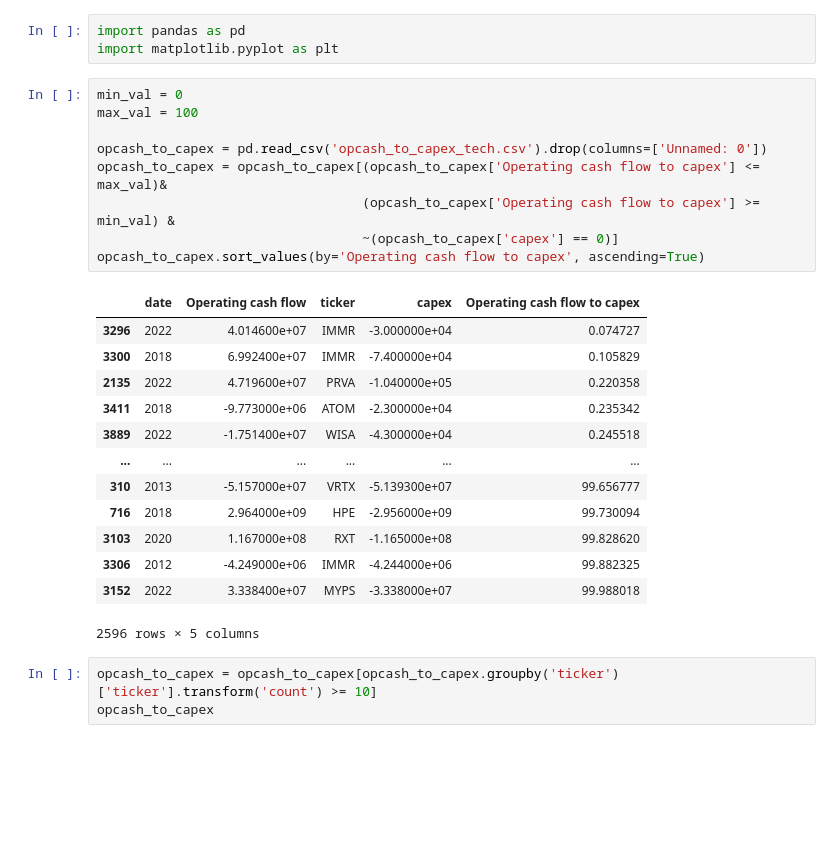
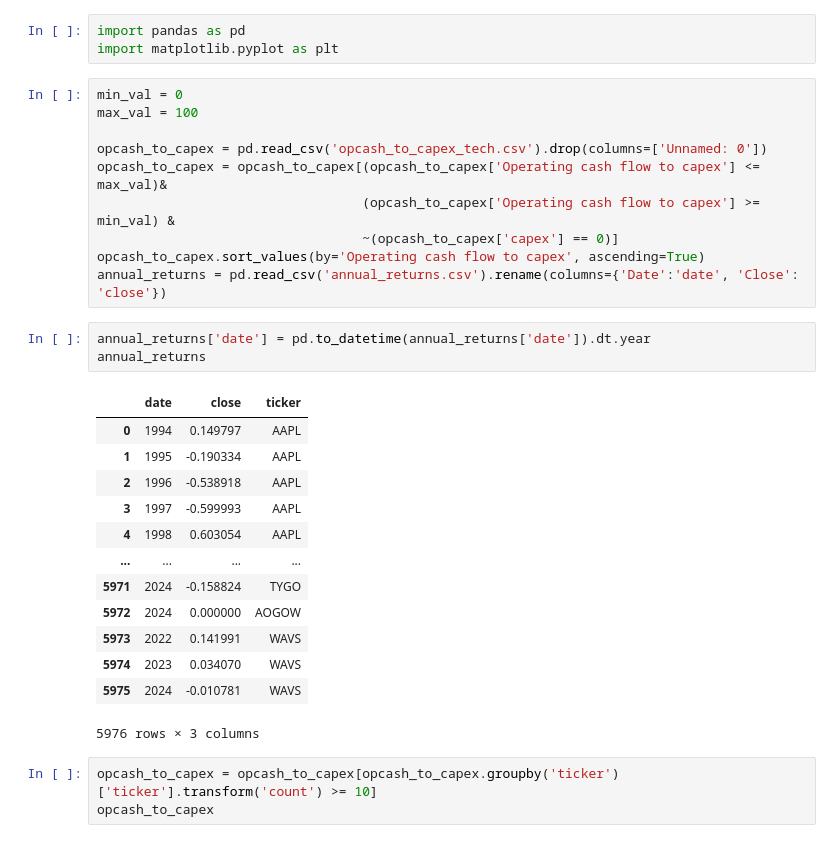
Before and after one commit to alisonands/Case-Study-A-data-driven-investment-analysis, a Jupyter notebook: data_gathering/analysis_opcash_to_capex.ipynb, the cells around one changed output. Cells and saved outputs as stored; diff of their text form; blank space fills up the shorter version.

```diff
--- a/data_gathering/analysis_opcash_to_capex.ipynb
+++ b/data_gathering/analysis_opcash_to_capex.ipynb
@@ -10,20 +10,24 @@ opcash_to_capex = opcash_to_capex[(opcash_to_capex['Operating cash flow to capex
                                   (opcash_to_capex['Operating cash flow to capex'] >= min_val) &
                                   ~(opcash_to_capex['capex'] == 0)]
 opcash_to_capex.sort_values(by='Operating cash flow to capex', ascending=True)
+annual_returns = pd.read_csv('annual_returns.csv').rename(columns={'Date':'date', 'Close': 'close'})
-# %% [output]
-|  | date | Operating cash flow | ticker | capex | Operating cash flow to capex |
-| 3296 | 2022 | 4.014600e+07 | IMMR | -3.000000e+04 | 0.074727 |
-| 3300 | 2018 | 6.992400e+07 | IMMR | -7.400000e+04 | 0.105829 |
-| 2135 | 2022 | 4.719600e+07 | PRVA | -1.040000e+05 | 0.220358 |
-| 3411 | 2018 | -9.773000e+06 | ATOM | -2.300000e+04 | 0.235342 |
-| 3889 | 2022 | -1.751400e+07 | WISA | -4.300000e+04 | 0.245518 |
-| ... | ... | ... | ... | ... | ... |
-| 310 | 2013 | -5.157000e+07 | VRTX | -5.139300e+07 | 99.656777 |
-| 716 | 2018 | 2.964000e+09 | HPE | -2.956000e+09 | 99.730094 |
-| 3103 | 2020 | 1.167000e+08 | RXT | -1.165000e+08 | 99.828620 |
-| 3306 | 2012 | -4.249000e+06 | IMMR | -4.244000e+06 | 99.882325 |
-| 3152 | 2022 | 3.338400e+07 | MYPS | -3.338000e+07 | 99.988018 |
-2596 rows × 5 columns
+# %%
+annual_returns['date'] = pd.to_datetime(annual_returns['date']).dt.year
+annual_returns
+# %% [output]
+|  | date | close | ticker |
+| 0 | 1994 | 0.149797 | AAPL |
+| 1 | 1995 | -0.190334 | AAPL |
+| 2 | 1996 | -0.538918 | AAPL |
+| 3 | 1997 | -0.599993 | AAPL |
+| 4 | 1998 | 0.603054 | AAPL |
+| ... | ... | ... | ... |
+| 5971 | 2024 | -0.158824 | TYGO |
+| 5972 | 2024 | 0.000000 | AOGOW |
+| 5973 | 2022 | 0.141991 | WAVS |
+| 5974 | 2023 | 0.034070 | WAVS |
+| 5975 | 2024 | -0.010781 | WAVS |
+5976 rows × 3 columns
 # %%
 opcash_to_capex = opcash_to_capex[opcash_to_capex.groupby('ticker')['ticker'].transform('count') >= 10]
 opcash_to_capex
```
Also changed, not shown: parts of 4 cells of this notebook, 2 other files.
